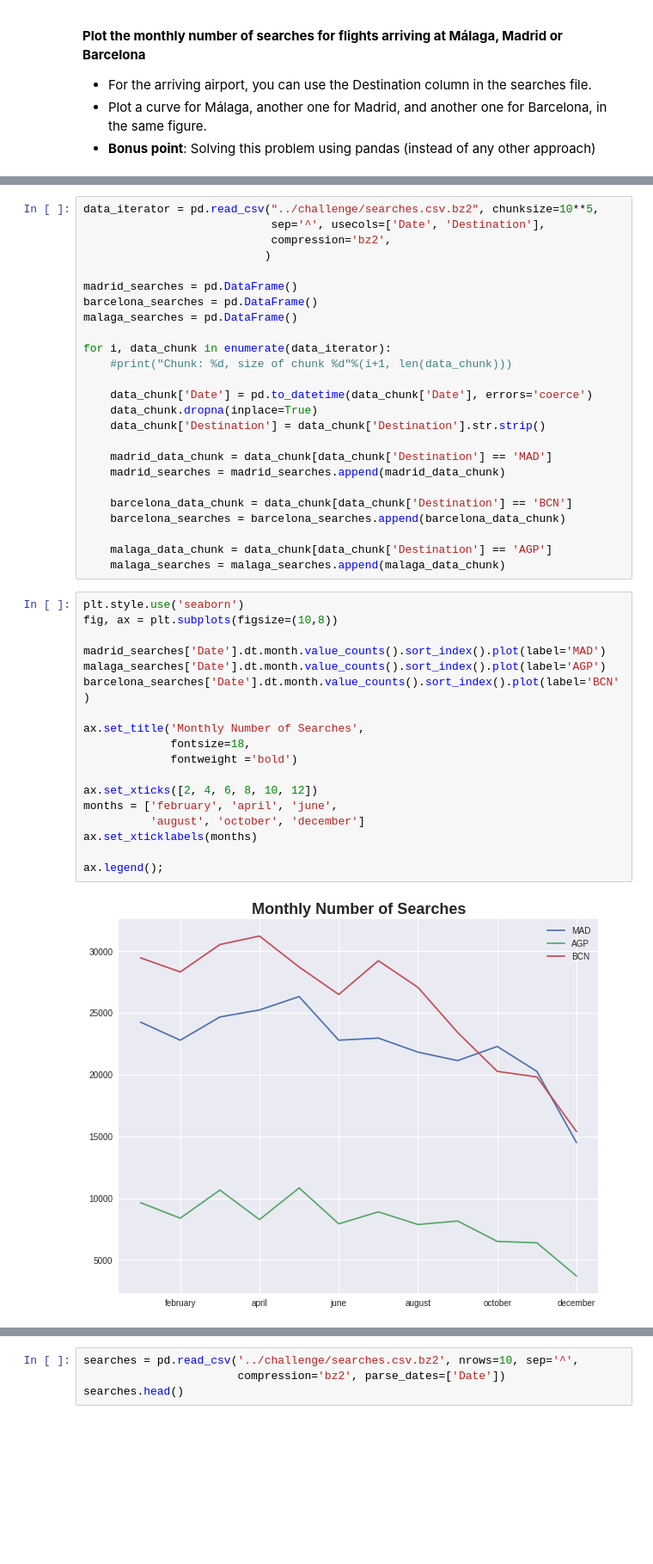
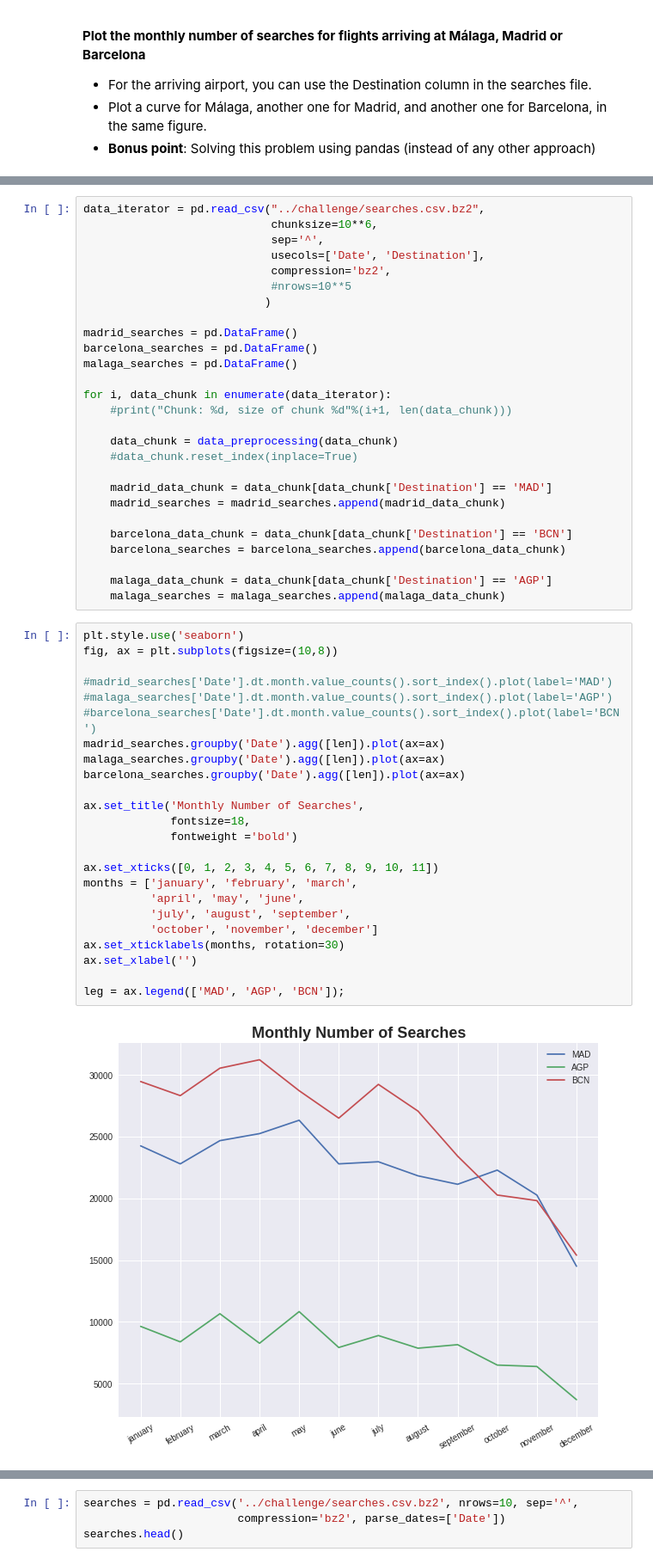
Before and after one commit to javiicc/DS_Challenge, a Jupyter notebook: Data_Science_Challenge.ipynb, the cells around one changed output, grey strips where cells are left out. Shown: that part at 86% size. Saved outputs shown, nothing was run; the diff lists cells and outputs as text; blank space fills up the shorter version.

```diff
--- a/Data_Science_Challenge.ipynb
+++ b/Data_Science_Challenge.ipynb
@@ -386,7 +465,10 @@ top_10.to_csv('exercise_2.csv', sep = '^', index = False)
 # %%
-data_iterator = pd.read_csv("../challenge/searches.csv.bz2", chunksize=10**5,
-                            sep='^', usecols=['Date', 'Destination'],
+data_iterator = pd.read_csv("../challenge/searches.csv.bz2",
+                            chunksize=10**6,
+                            sep='^',
+                            usecols=['Date', 'Destination'],
                             compression='bz2',
+                            #nrows=10**5
                            )
 
 madrid_searches = pd.DataFrame()
@@ -396,9 +478,8 @@ malaga_searches = pd.DataFrame()
 for i, data_chunk in enumerate(data_iterator):
     #print("Chunk: %d, size of chunk %d"%(i+1, len(data_chunk)))
 
-    data_chunk['Date'] = pd.to_datetime(data_chunk['Date'], errors='coerce')
-    data_chunk.dropna(inplace=True)
-    data_chunk['Destination'] = data_chunk['Destination'].str.strip()
+    data_chunk = data_preprocessing(data_chunk)
+    #data_chunk.reset_index(inplace=True)
 
     madrid_data_chunk = data_chunk[data_chunk['Destination'] == 'MAD']
     madrid_searches = madrid_searches.append(madrid_data_chunk)
@@ -411,20 +492,26 @@ for i, data_chunk in enumerate(data_iterator):
 # %%
 plt.style.use('seaborn')
 fig, ax = plt.subplots(figsize=(10,8))
 
-madrid_searches['Date'].dt.month.value_counts().sort_index().plot(label='MAD')
-malaga_searches['Date'].dt.month.value_counts().sort_index().plot(label='AGP')
-barcelona_searches['Date'].dt.month.value_counts().sort_index().plot(label='BCN')
+#madrid_searches['Date'].dt.month.value_counts().sort_index().plot(label='MAD')
+#malaga_searches['Date'].dt.month.value_counts().sort_index().plot(label='AGP')
+#barcelona_searches['Date'].dt.month.value_counts().sort_index().plot(label='BCN')
+madrid_searches.groupby('Date').agg([len]).plot(ax=ax)
+malaga_searches.groupby('Date').agg([len]).plot(ax=ax)
+barcelona_searches.groupby('Date').agg([len]).plot(ax=ax)
 
 ax.set_title('Monthly Number of Searches',
              fontsize=18,
              fontweight ='bold')
 
-ax.set_xticks([2, 4, 6, 8, 10, 12])
-months = ['february', 'april', 'june',
-          'august', 'october', 'december']
-ax.set_xticklabels(months)
+ax.set_xticks([0, 1, 2, 3, 4, 5, 6, 7, 8, 9, 10, 11])
+months = ['january', 'february', 'march',
+          'april', 'may', 'june',
+          'july', 'august', 'september',
+          'october', 'november', 'december']
+ax.set_xticklabels(months, rotation=30)
+ax.set_xlabel('')
 
-ax.legend();
+leg = ax.legend(['MAD', 'AGP', 'BCN']);
 # %% [output]
-[figure, old version]
+[figure, new version]
```
Also changed, not shown: parts of 20 cells of this notebook.
